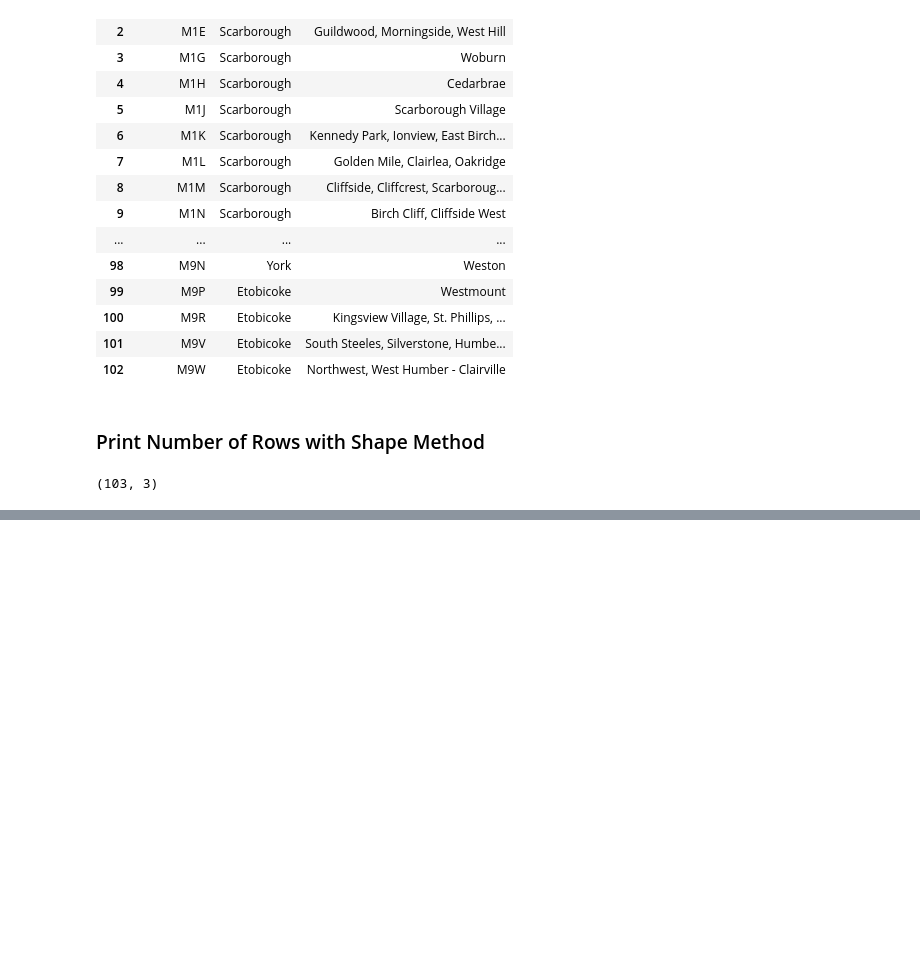
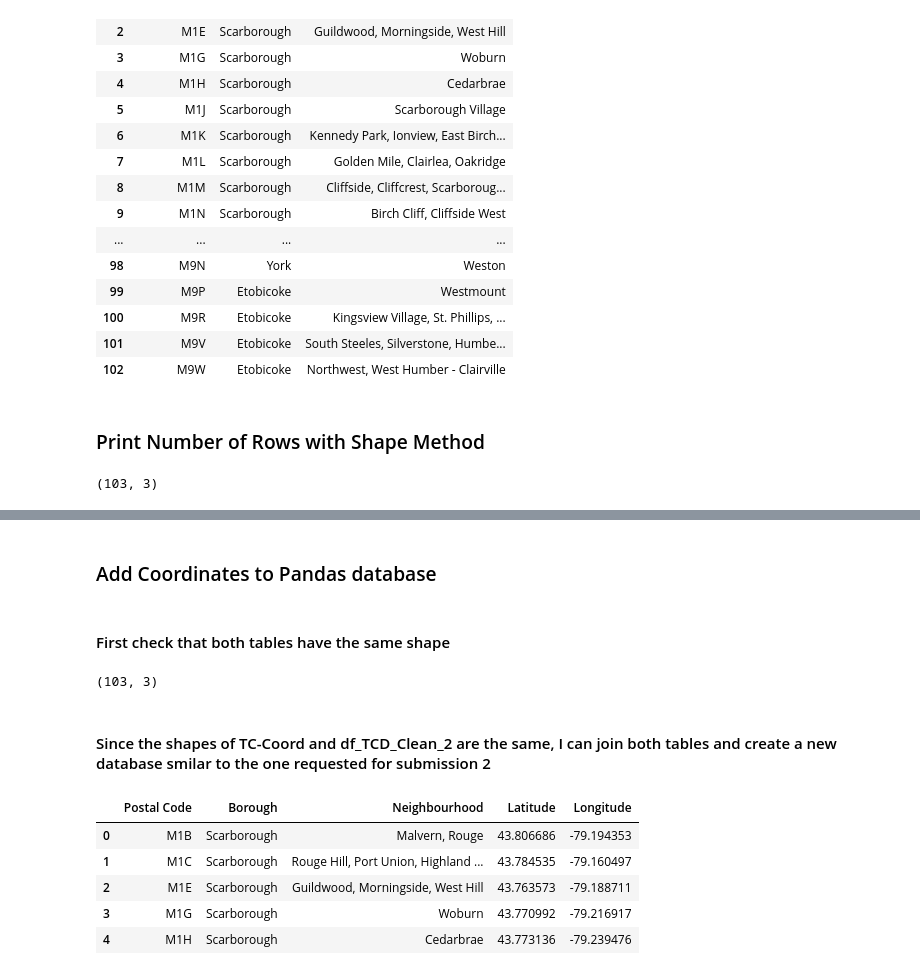
Before and after one commit to OlgaMFS/Coursera_Capstone, a Jupyter notebook: Segmenting and Clustering Neighborhoods in Toronto.ipynb, the cells around one changed output, grey strips where cells are left out. Cells and saved outputs as stored; diff of their text form; code cells hidden in the pictures; blank space fills up the shorter version.

```diff
--- a/Segmenting and Clustering Neighborhoods in Toronto.ipynb
+++ b/Segmenting and Clustering Neighborhoods in Toronto.ipynb
@@ -139,0 +175,3 @@ df_TCD_Clean_2.shape
+# %%
+TC_Coord = pd.read_csv("TCCoord.csv", delimiter=",")
+TC_Coord [0:5]
@@ -139,0 +185,21 @@ df_TCD_Clean_2.shape
+# %% [markdown]
+### Add Coordinates to Pandas database
+# %% [markdown]
+#### First check that both tables have the same shape
+# %%
+TC_Coord.shape
+# %% [output]
+(103, 3)
+# %% [markdown]
+#### Since the shapes of TC-Coord and df_TCD_Clean_2 are the same, I can join both tables and create a new database smilar to the one requested for submission 2
+# %%
+df_TCD_Clean_3 = df_TCD_Clean_2.join(TC_Coord.set_index('Postal Code'), on ='Postal Code')
+# %%
+df_TCD_Clean_3.head()
+# %% [output]
+|  | Postal Code | Borough | Neighbourhood | Latitude | Longitude |
+| 0 | M1B | Scarborough | Malvern, Rouge | 43.806686 | -79.194353 |
+| 1 | M1C | Scarborough | Rouge Hill, Port Union, Highland ... | 43.784535 | -79.160497 |
+| 2 | M1E | Scarborough | Guildwood, Morningside, West Hill | 43.763573 | -79.188711 |
+| 3 | M1G | Scarborough | Woburn | 43.770992 | -79.216917 |
+| 4 | M1H | Scarborough | Cedarbrae | 43.773136 | -79.239476 |
```
Also changed, not shown: parts of 6 cells of this notebook.
